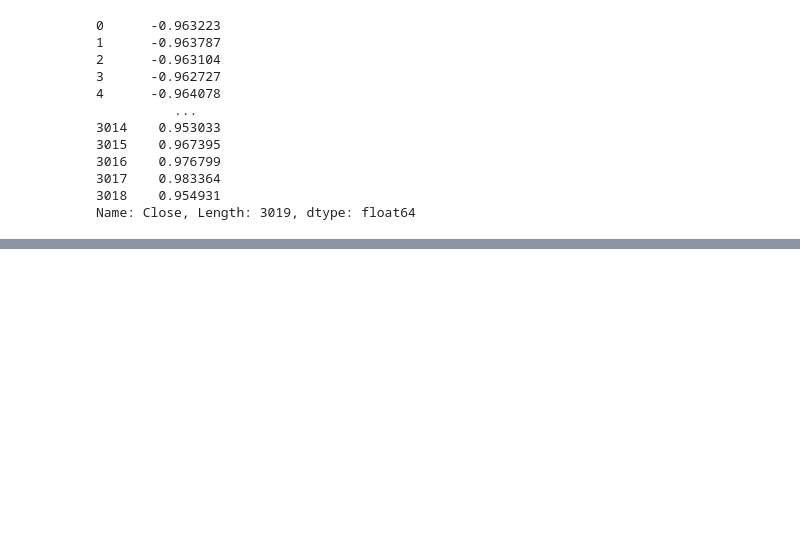
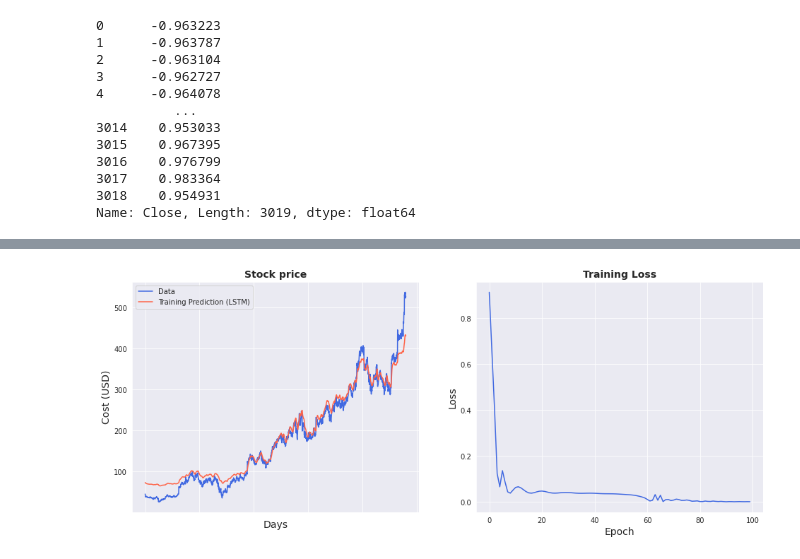
Before and after one commit to TomasMendozaHN/ICDF_Class, a Jupyter notebook: 05112022_LSTM.ipynb, the cells around one changed output, grey strips where cells are left out. Saved outputs shown, nothing was run; the diff lists cells and outputs as text; code cells hidden in the pictures; blank space fills up the shorter version.

```diff
--- a/05112022_LSTM.ipynb
+++ b/05112022_LSTM.ipynb
@@ -132,0 +196,7 @@ Name: Close, Length: 3019, dtype: float64
+# %%
+lookback = 20 # choose sequence length
+x_train, y_train, x_test, y_test = split_data(price, lookback)
+print('x_train.shape = ',x_train.shape)
+print('y_train.shape = ',y_train.shape)
+print('x_test.shape = ',x_test.shape)
+print('y_test.shape = ',y_test.shape)
@@ -132,0 +218,6 @@ Name: Close, Length: 3019, dtype: float64
+# %%
+input_dim = 1
+hidden_dim = 32
+num_layers = 2
+output_dim = 1
+num_epochs = 100
@@ -132,0 +240,4 @@ Name: Close, Length: 3019, dtype: float64
+# %%
+model = LSTM(input_dim=input_dim, hidden_dim=hidden_dim, output_dim=output_dim, num_layers=num_layers)
+criterion = torch.nn.MSELoss(reduction='mean')
+optimiser = torch.optim.Adam(model.parameters(), lr=0.01)
@@ -132,0 +282,28 @@ Name: Close, Length: 3019, dtype: float64
+# %%
+predict = pd.DataFrame(scaler.inverse_transform(y_train_pred.detach().numpy()))
+original = pd.DataFrame(scaler.inverse_transform(y_train_lstm.detach().numpy()))
+# %%
+import seaborn as sns
+sns.set_style("darkgrid")
+
+fig = plt.figure()
+fig.subplots_adjust(hspace=0.2, wspace=0.2)
+
+plt.subplot(1, 2, 1)
+ax = sns.lineplot(x = original.index, y = original[0], label="Data", color='royalblue')
+ax = sns.lineplot(x = predict.index, y = predict[0], label="Training Prediction (LSTM)", color='tomato')
+ax.set_title('Stock price', size = 14, fontweight='bold')
+ax.set_xlabel("Days", size = 14)
+ax.set_ylabel("Cost (USD)", size = 14)
+ax.set_xticklabels('', size=10)
+
+
+plt.subplot(1, 2, 2)
+ax = sns.lineplot(data=hist, color='royalblue')
+ax.set_xlabel("Epoch", size = 14)
+ax.set_ylabel("Loss", size = 14)
+ax.set_title("Training Loss", size = 14, fontweight='bold')
+fig.set_figheight(6)
+fig.set_figwidth(16)
+# %% [output]
+[figure, added]
```
Also changed, not shown: parts of 10 cells of this notebook.
